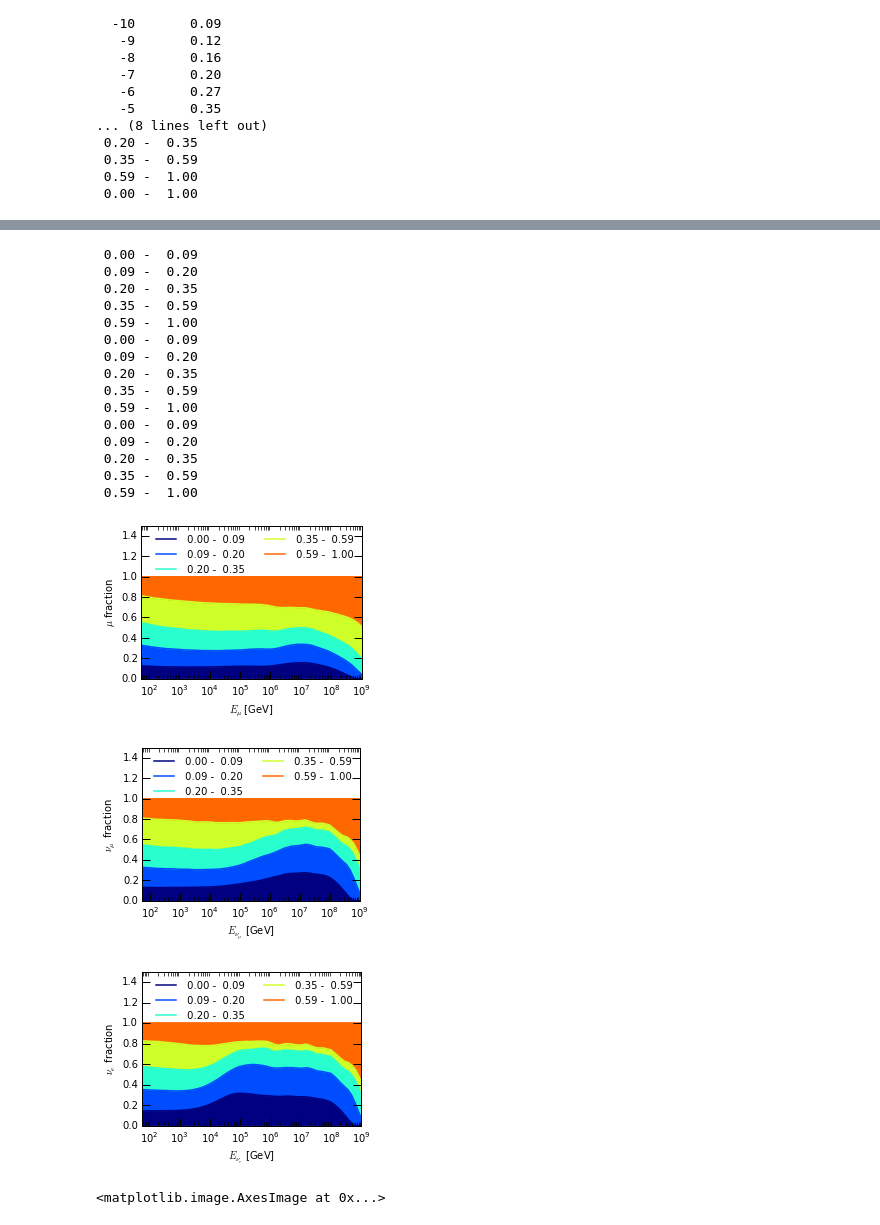
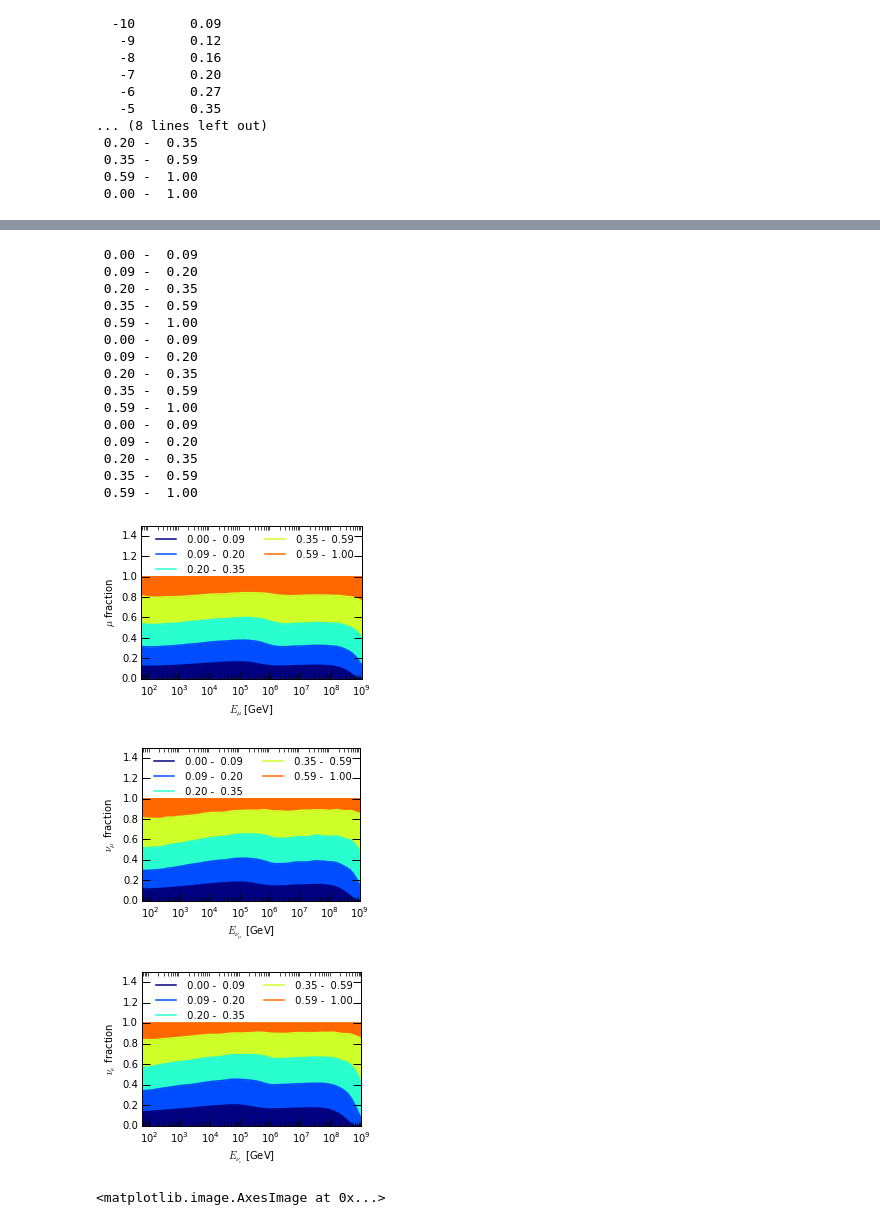
Before and after one commit to mceq-project/MCEq, a Jupyter notebook: prototyping/prototype_xfselector.ipynb, the cells around one changed output, grey strips where cells are left out. Drawn from its saved outputs; the diff is of its cells as text; code cells hidden in the pictures.

```diff
--- a/prototyping/prototype_xfselector.ipynb
+++ b/prototyping/prototype_xfselector.ipynb
@@ -21,7 +21,7 @@ import CRFluxModels as pm
 # %%
 mceq_run = MCEqRun(
 #provide the string of the interaction model
-interaction_model='SIBYLL2.3_rc2',
+interaction_model='SIBYLL2.1',
 #primary cosmic ray flux model
 #support a tuple (primary model class (not instance!), arguments)
 primary_model=(pm.Thunman, None),
@@ -220,7 +219,7 @@ from matplotlib import cm
 e_grid = mceq_run.e_grid
 colors = np.linspace(0,1,len(flux_ranges) - 1)
 #get path of the home directory + Desktop
-part = 'total'
+part = 'conv'
 save_pdf = True
 desktop = os.path.join(os.path.expanduser("~"),'Desktop/plots_new_sibyll')
 
@@ -245,38 +244,38 @@ for pref, lab in [('mu_',r'\mu'), ('numu_',r'\nu_\mu'), ('nue_',r'\nu_e')]:
         plt.semilogx(e_grid,  flux[pref + part]/ref+between,
                      color=cm.jet(float(i)/(len(flux_ranges)-1.),1. ),
                      ls='-', lw=1.5,label=r_str)
 #         plt.loglog(e_grid, flux[pref + 'pr'], color='r',ls='--', lw=1.5,
 #                    label='prompt ${0}$'.format(lab))
         plt.semilogx()
         plt.xlim(55,1e9)
         plt.ylim(0,1.5)
         plt.xlabel(r"$E_{{{0}}}$ [GeV]".format(lab))
         plt.ylabel(r'${0}$ fraction'.format(lab))
 #         plt.ylabel(r"$\Phi_{" + lab + "}$ (E/GeV)$^{" + str(mag) +" }$" +
 #                    "(cm$^{2}$ s sr GeV)$^{-1}$")
         plt.legend(loc='upper right',ncol=2)
         plt.tight_layout()
-        if save_pdf: plt.savefig(os.path.join(desktop, 'fractional/' +
-                                              pref + part + '_sib23_rc2.pdf'))
+        if save_pdf: plt.savefig(os.path.join(desktop, 'xf-range-fractions/' +
+                                              pref + part + '_sib21.pdf'))
 # %% [output]
  0.00 -  0.09
  0.09 -  0.20
  0.20 -  0.35
  0.35 -  0.59
  0.59 -  1.00
  0.00 -  0.09
  0.09 -  0.20
  0.20 -  0.35
  0.35 -  0.59
  0.59 -  1.00
  0.00 -  0.09
  0.09 -  0.20
  0.20 -  0.35
  0.35 -  0.59
  0.59 -  1.00
-[figure, old version]
+[figure, new version]
-[figure, old version]
+[figure, new version]
-[figure, old version]
+[figure, new version]
 # %%
 mat3 = np.zeros((mceq_run.y.dim,mceq_run.y.dim))
 mceq_run.y.band = None
```
Also changed, not shown: parts of 2 cells of this notebook, 2 other files.
